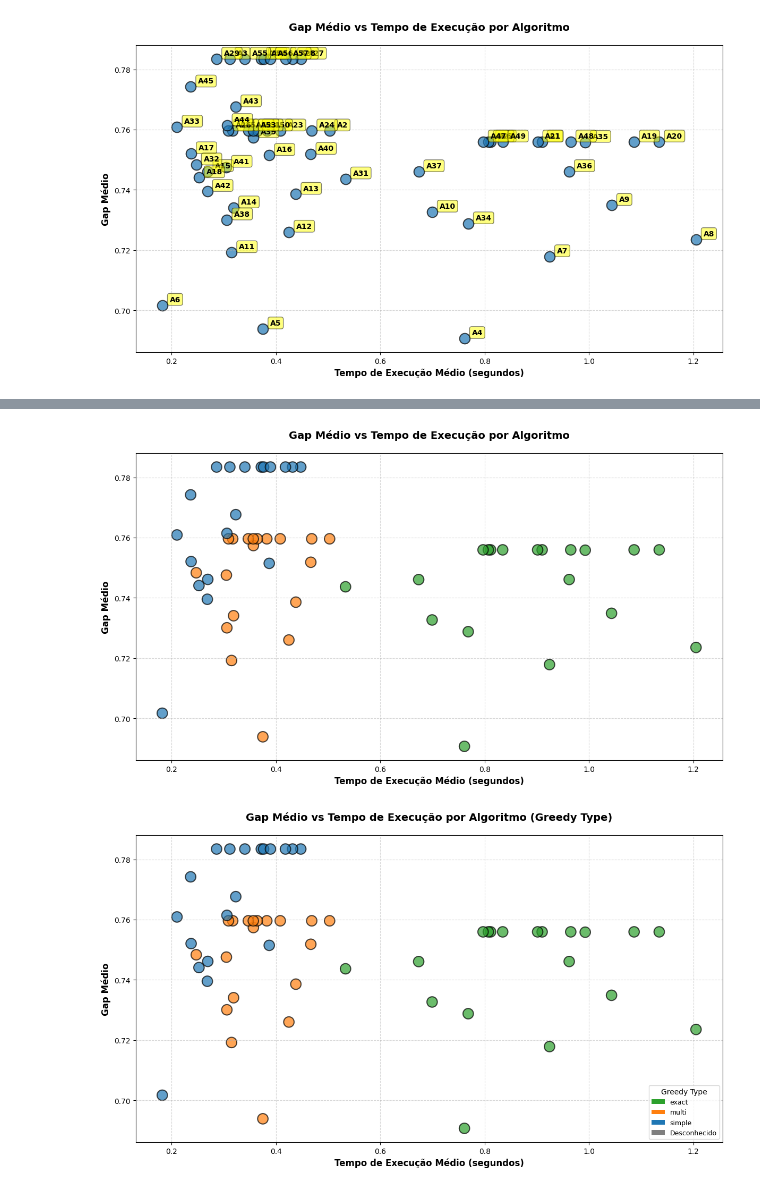
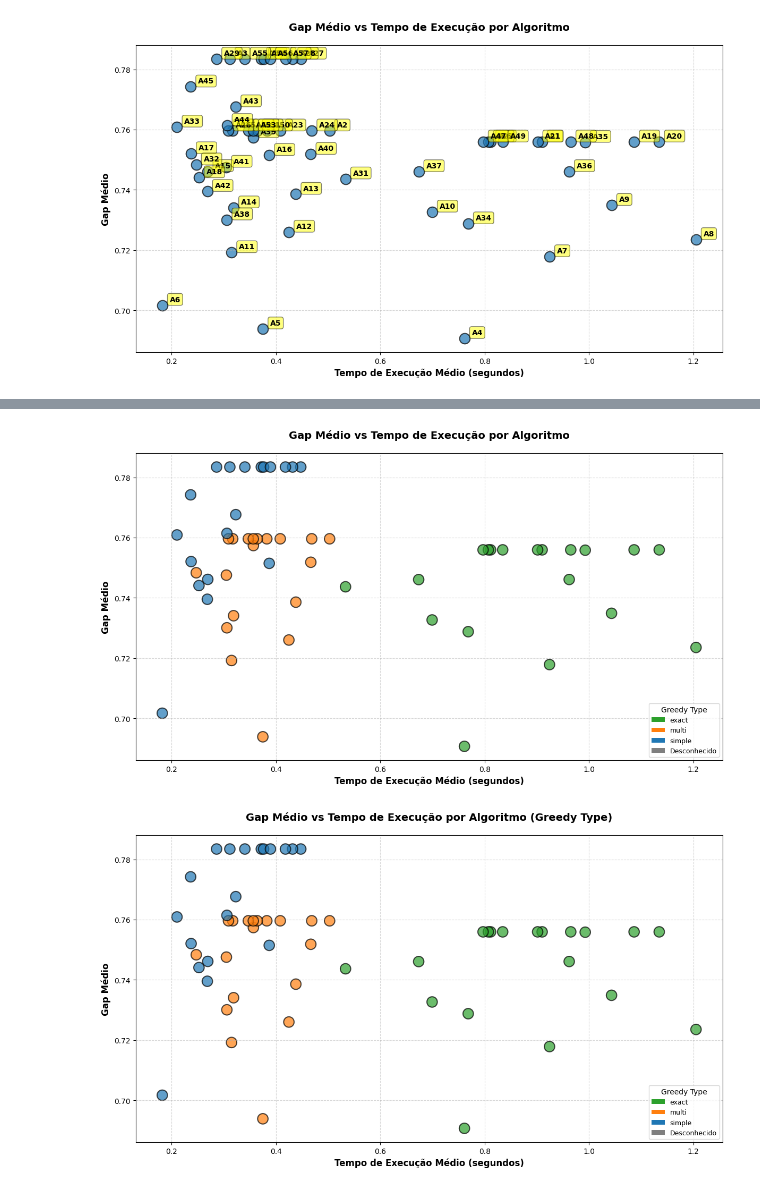
Before and after one commit to tinicius/challenge-sbpo-2025, a Jupyter notebook: experimentos/fase1.ipynb, the cells around one changed output, grey strips where cells are left out. Cells and saved outputs as stored; diff of their text form; code cells hidden in the pictures.

```diff
--- a/experimentos/fase1.ipynb
+++ b/experimentos/fase1.ipynb
@@ -285,34 +173,39 @@ A6 simple_desc_simple            0.182187      0.701670
 # %%
 # ---------------------------------------------------------
 # GRÁFICO: GAP MÉDIO vs TEMPO DE EXECUÇÃO (sem labels)
 # ---------------------------------------------------------
 
 _pal = {"simple": "#1f77b4", "multi": "#ff7f0e", "exact": "#2ca02c"}
 
 def _gtype(name):
     for g in _pal:
         if g in "_".join(name.split("_")[1:]):
             return g
     return None
 
 gap_summary["color"] = gap_summary["algorithm"].apply(
     lambda x: _pal.get(_gtype(x), "#7f7f7f")
 )
 
 plt.figure(figsize=(12, 7))
 
 plt.scatter(gap_summary["exec_time_mean_avg"], gap_summary["gap_mean_avg"],
             s=200, alpha=0.7, c=gap_summary["color"], edgecolors='black', linewidth=1.5)
 
 plt.xlabel("Tempo de Execução Médio (segundos)", fontsize=12, fontweight="bold")
 plt.ylabel("Gap Médio", fontsize=12, fontweight="bold")
 plt.title("Gap Médio vs Tempo de Execução por Algoritmo", fontsize=14, fontweight="bold", pad=20)
 
+from matplotlib.patches import Patch
+legend_elements = [Patch(facecolor=_pal[g], label=g) for g in sorted(_pal)]
+legend_elements.append(Patch(facecolor="#7f7f7f", label="Desconhecido"))
+plt.legend(handles=legend_elements, loc="lower right", fontsize=9, title="Greedy Type", title_fontsize=10)
+
 plt.grid(True, linestyle="--", alpha=0.5)
 plt.tight_layout()
 plt.show()
 # %% [output]
-[figure, old version]
+[figure, new version]
 # %%
 # ---------------------------------------------------------
 # GRÁFICO: GAP MÉDIO vs TEMPO DE EXECUÇÃO (cores por greedy)
```
Also changed, not shown: parts of 2 cells of this notebook.
